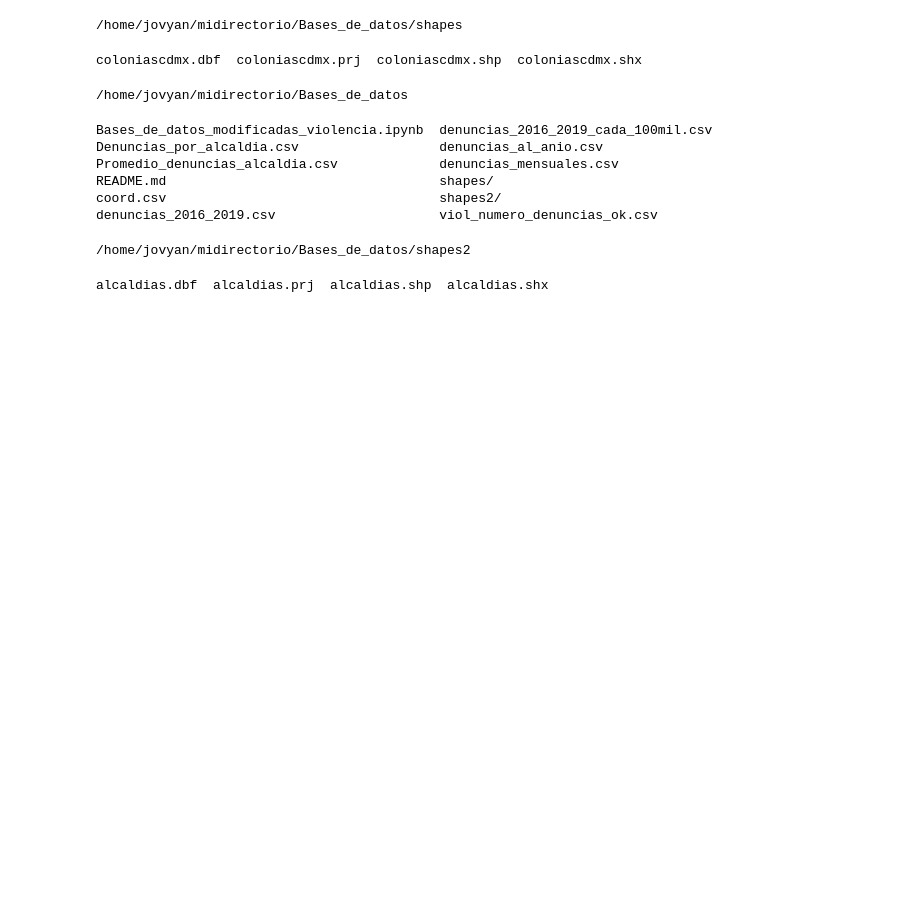
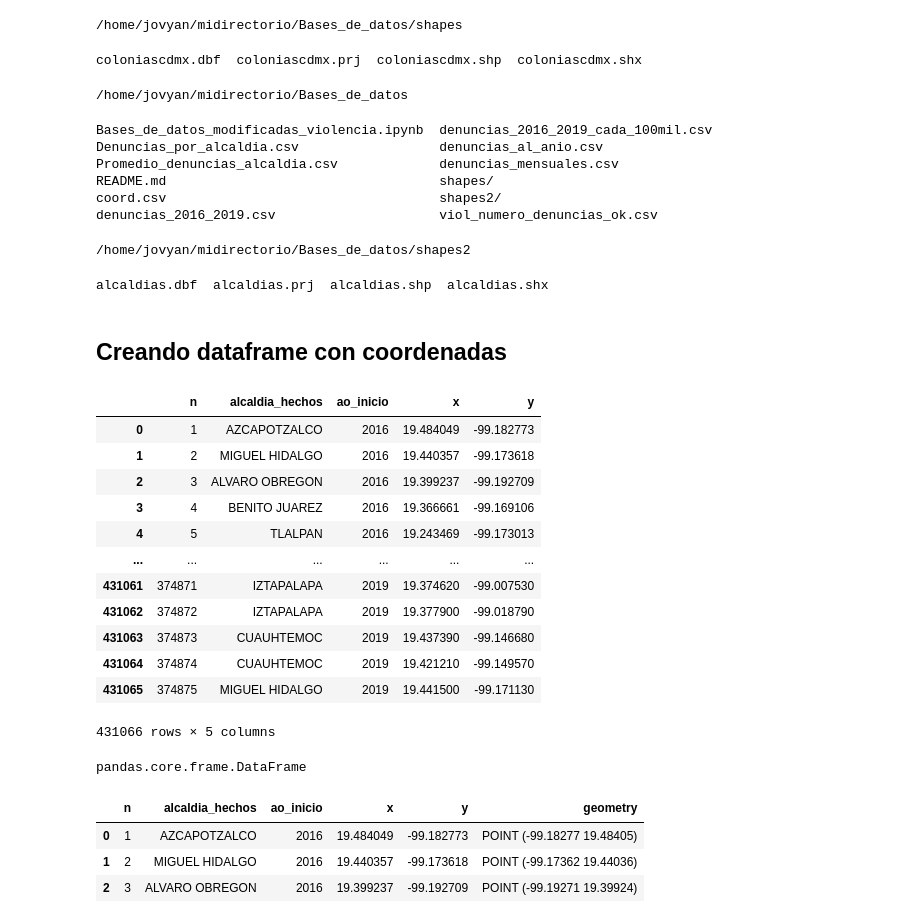
Before and after one commit to prope-2020-gh-classroom/practica-final-por-equipos-verano-2020-itam-patyua, a Jupyter notebook: Mapas.ipynb, the cells around one changed output. Drawn from its saved outputs; the diff is of its cells as text; code cells hidden in the pictures; blank space fills up the shorter version.

```diff
--- a/Mapas.ipynb
+++ b/Mapas.ipynb
@@ -65,3 +65,25 @@ ls
 alcaldias.dbf  alcaldias.prj  alcaldias.shp  alcaldias.shx
 # %%
 alcaldias = gpd.read_file("alcaldias.shp")
+# %% [markdown]
+## Creando dataframe con coordenadas
+# %%
+coord
+# %% [output]
+|  | n | alcaldia_hechos | ao_inicio | x | y |
+| 0 | 1 | AZCAPOTZALCO | 2016 | 19.484049 | -99.182773 |
+| 1 | 2 | MIGUEL HIDALGO | 2016 | 19.440357 | -99.173618 |
+| 2 | 3 | ALVARO OBREGON | 2016 | 19.399237 | -99.192709 |
+| 3 | 4 | BENITO JUAREZ | 2016 | 19.366661 | -99.169106 |
+| 4 | 5 | TLALPAN | 2016 | 19.243469 | -99.173013 |
+| ... | ... | ... | ... | ... | ... |
+| 431061 | 374871 | IZTAPALAPA | 2019 | 19.374620 | -99.007530 |
+| 431062 | 374872 | IZTAPALAPA | 2019 | 19.377900 | -99.018790 |
+| 431063 | 374873 | CUAUHTEMOC | 2019 | 19.437390 | -99.146680 |
+| 431064 | 374874 | CUAUHTEMOC | 2019 | 19.421210 | -99.149570 |
+| 431065 | 374875 | MIGUEL HIDALGO | 2019 | 19.441500 | -99.171130 |
+431066 rows × 5 columns
+# %%
+type(coord)
+# %% [output]
+pandas.core.frame.DataFrame
@@ -67,0 +92,7 @@ alcaldias = gpd.read_file("alcaldias.shp")
+# %%
+points [:3]
+# %% [output]
+|  | n | alcaldia_hechos | ao_inicio | x | y | geometry |
+| 0 | 1 | AZCAPOTZALCO | 2016 | 19.484049 | -99.182773 | POINT (-99.18277 19.48405) |
+| 1 | 2 | MIGUEL HIDALGO | 2016 | 19.440357 | -99.173618 | POINT (-99.17362 19.44036) |
+| 2 | 3 | ALVARO OBREGON | 2016 | 19.399237 | -99.192709 | POINT (-99.19271 19.39924) |
```
Also changed, not shown: parts of 6 cells of this notebook.
